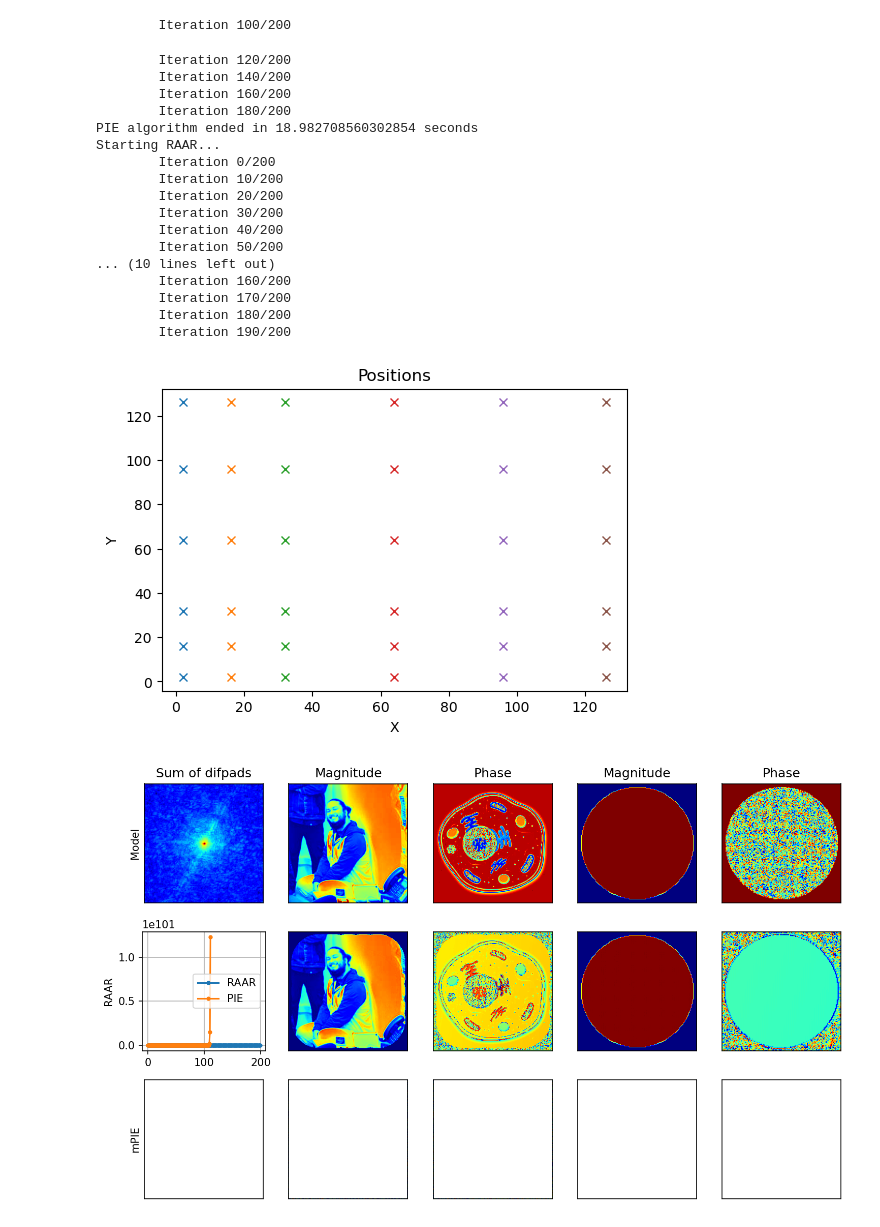
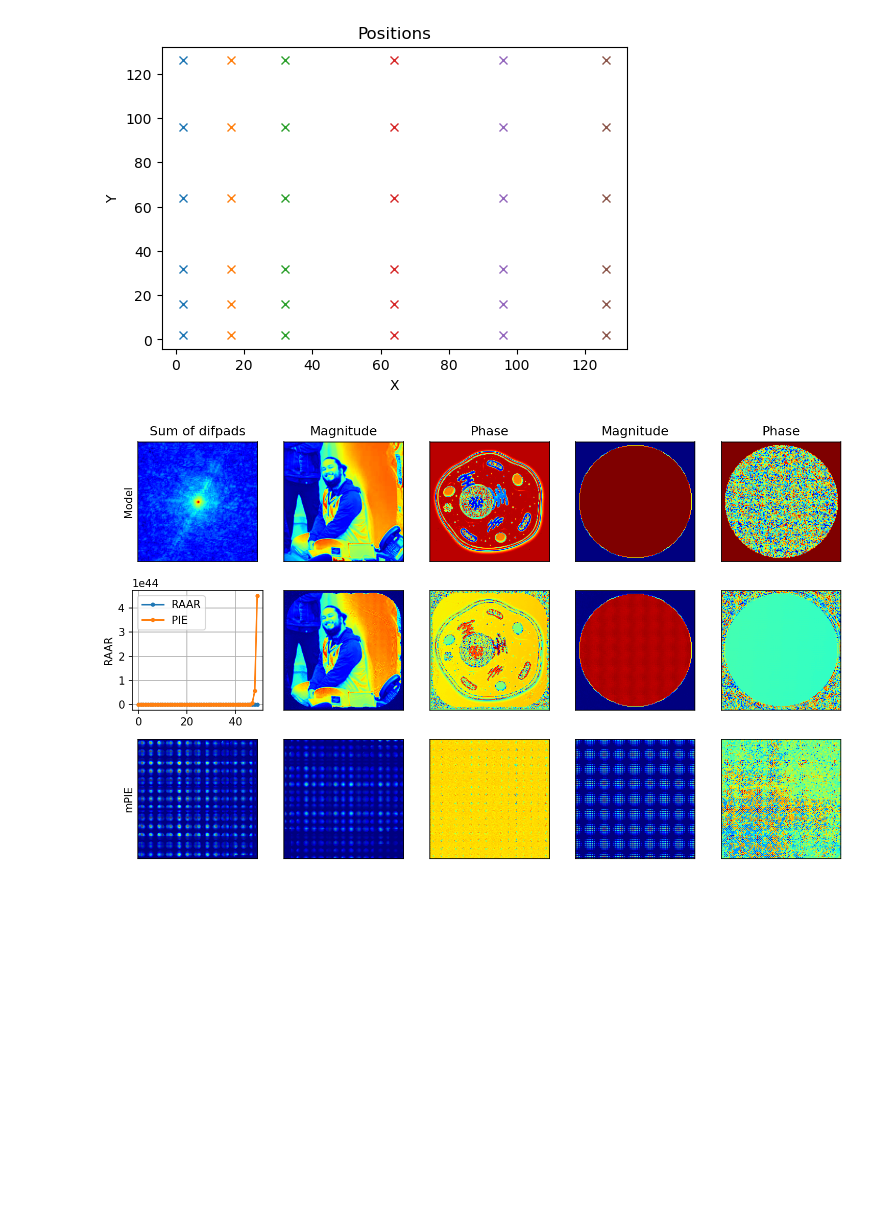
Before and after one commit to cnpem/ssc-cdi, a Jupyter notebook: sscCdi/caterete/PTYCHO/RAAR_mPIE.ipynb, the cells around one changed output. Drawn from its saved outputs; the diff is of its cells as text; code cells hidden in the pictures; blank space fills up the shorter version.

```diff
--- a/sscCdi/caterete/PTYCHO/RAAR_mPIE.ipynb
+++ b/sscCdi/caterete/PTYCHO/RAAR_mPIE.ipynb
@@ -398,7 +399,7 @@ oversampling_ratio = wavelength*distance/(position_step*pixel_size)
 print('Object pixel size:',dx)
 print("Oversampling: ",oversampling_ratio)
 
-iterations = 100
+iterations = 50
 
 """ mPIE params """
 if 0: # suggested min from paper
@@ -451,20 +461,2 @@ Starting PIE algorithm...
-        Iteration 100/200
-        Iteration 120/200
-        Iteration 140/200
-        Iteration 160/200
-        Iteration 180/200
-PIE algorithm ended in 18.982708560302854 seconds
-Starting RAAR...
-        Iteration 0/200
-        Iteration 10/200
-        Iteration 20/200
-        Iteration 30/200
-        Iteration 40/200
-        Iteration 50/200
-... (10 lines left out)
-        Iteration 160/200
-        Iteration 170/200
-        Iteration 180/200
-        Iteration 190/200
 [figure]
-[figure, old version]
+[figure, new version]
```
Also changed, not shown: parts of 2 cells of this notebook, 4 other files.
